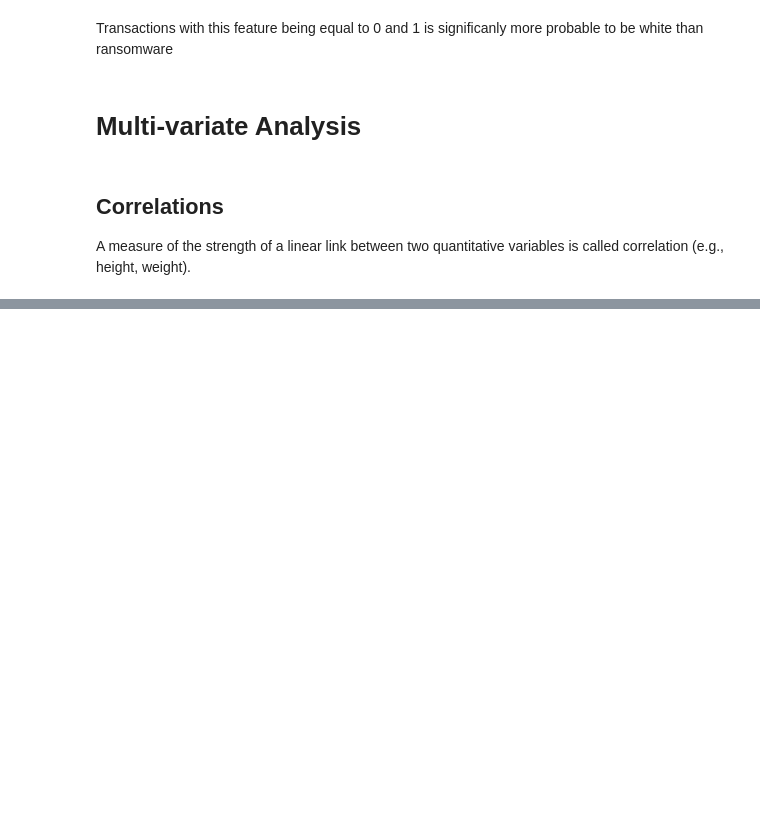
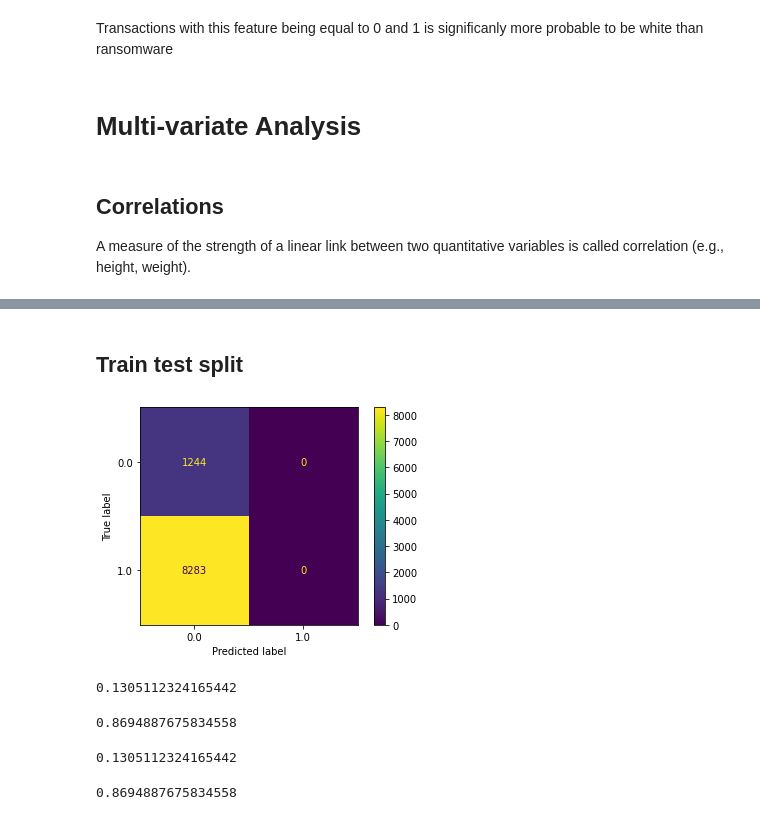
Before and after one commit to Bourhano/BitcoinRansomwareDetection, a Jupyter notebook: DataCamp_Starter_Kit.ipynb, the cells around one changed output, grey strips where cells are left out. Cells and saved outputs as stored; diff of their text form; code cells hidden in the pictures; blank space fills up the shorter version.

```diff
--- a/DataCamp_Starter_Kit.ipynb
+++ b/DataCamp_Starter_Kit.ipynb
@@ -486,7 +503,0 @@ Pairs plots show how a feature's points are distributed in relation to other fea
-# %%
-#plotting pair plots
-
-sns.set_theme(style='ticks')
-sns.pairplot(data, hue='label')
-plt.title('Pair-plot')
-plt.plot()
@@ -501,0 +538,65 @@ Index(['address', 'year', 'day', 'length', 'weight', 'count', 'looped',
+# %% [markdown]
+## Train test split
+# %%
+#Converting multi-class classification to binary classification
+labels = np.array([])
+for label_i in tqdm(data['label']):
+    if label_i == 'white':
+        labels = np.append(labels, 0) #not ransomware
+    else:
+        # All ransomware types will be classified the same
+        labels = np.append(labels, 1) #ransomware
+# %%
+X_train, X_test, y_train, y_test = train_test_split(
+    data.drop(['address','label'], axis=1),
+    labels,
+    stratify = labels, #Having equal number of positive class in both training and testing
+    random_state = 42,
+    test_size = 0.2
+)
+# %%
+from sklearn.metrics import confusion_matrix
+from sklearn.metrics import confusion_matrix, ConfusionMatrixDisplay
+
+cm = confusion_matrix(y_test, lr_preds, labels=lr_sgd.classes_)
+disp = ConfusionMatrixDisplay(confusion_matrix=cm,
+                              display_labels=lr_sgd.classes_)
+disp.plot()
+plt.show()
+# %% [output]
+[figure, added]
+# %%
+from sklearn.linear_model import SGDClassifier
+
+lr_sgd = SGDClassifier(loss = 'hinge')
+lr_sgd.fit(X_train, y_train)
+lr_preds = lr_sgd.predict(X_test)
+lr_sgd.score(X_train, y_train)
+# %% [output]
+0.1305112324165442
+# %%
+from sklearn.linear_model import Perceptron
+
+perc = Perceptron(tol=1e-3, random_state=0)
+perc.fit(X_train, y_train)
+perc_preds = perc.predict(X_test)
+perc.score(X_train, y_train)
+# %% [output]
+0.8694887675834558
+# %%
+from sklearn.linear_model import LogisticRegression
+
+logis = LogisticRegression(random_state=0).fit(X_train, y_train)
+logis_preds = logis.predict(X_test)
+logis.score(X_train, y_train)
+# %% [output]
+0.1305112324165442
+# %%
+from sklearn.svm import LinearSVC
+
+svm = LinearSVC(random_state=0, tol=1e-5)
+svm.fit(X_train, y_train)
+svm_preds = svm.predict(X_test)
+svm.score(X_train, y_train)
+# %% [output]
+0.8694887675834558
```
Also changed, not shown: parts of 29 cells of this notebook.
